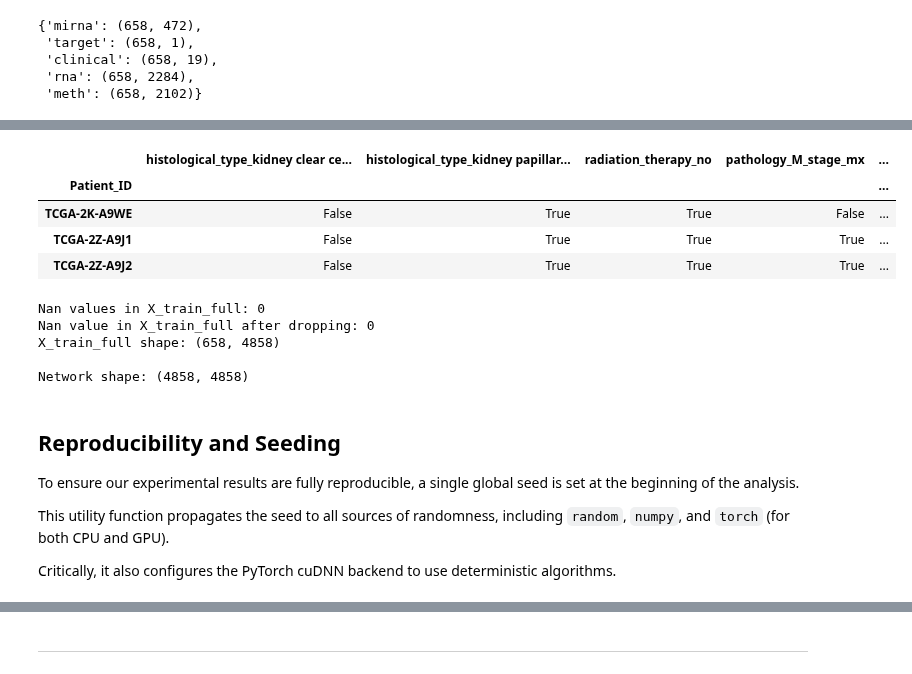
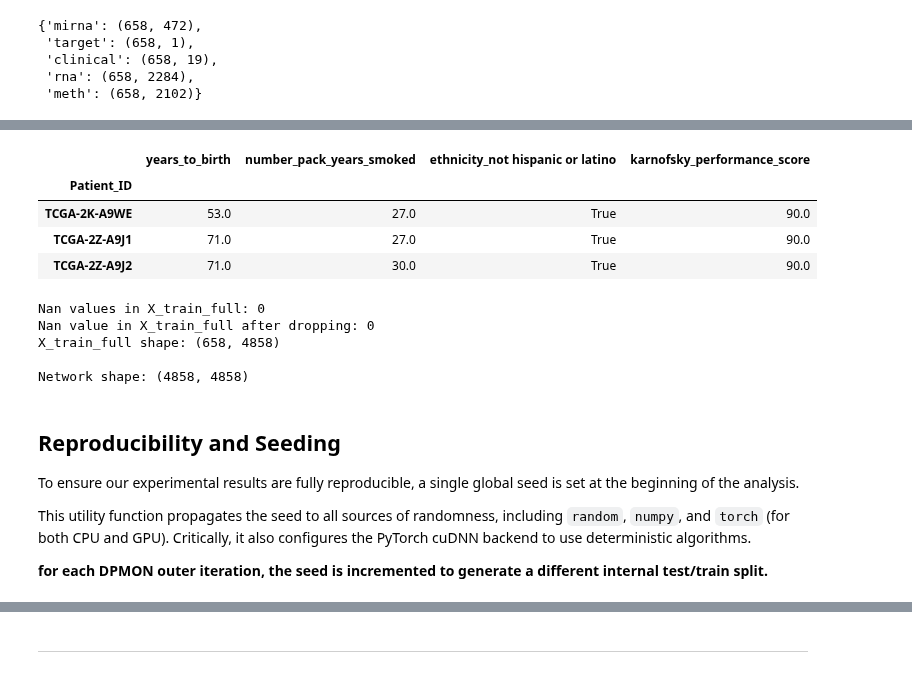
Before and after one commit to UCD-BDLab/BioNeuralNet, a Jupyter notebook: TCGA-Notebooks/TCGA-KIPAN.ipynb, the cells around one changed output, grey strips where cells are left out. Cells and saved outputs as stored; diff of their text form; code cells hidden in the pictures.

```diff
--- a/TCGA-Notebooks/TCGA-KIPAN.ipynb
+++ b/TCGA-Notebooks/TCGA-KIPAN.ipynb
@@ -373,14 +384,25 @@ target = tgca_kipan.data["target"]
 # %%
-# BioNeuralNet provides a preprocessing function to handle clinical data
-clinical = tgca_kipan.data["clinical"]
-
-# for more details on the preprocessing functions, see `bioneuralnet.utils.preprocess``
+# for more details on the preprocessing functions, see `bioneuralnet.utils.preprocess`
 clinical_preprocessed = bnn.utils.preprocess_clinical(
     clinical,
     target,
-    top_k=7,
+    top_k=4,
     scale=False,
-    ignore_columns=[ "days_to_last_followup",  "years_to_birth", "days_to_death", "date_of_initial_pathologic_diagnosis"])
+    ignore_columns=[
+        # target-related or outcome-related
+        "histological_type",
+        "pathologic_stage",
+        "pathology_T_stage",
+        "pathology_N_stage",
+        "pathology_M_stage",
+        "vital_status",
+        "days_to_death",
+        "days_to_last_followup",
+        "days_to_last_known_alive",
+        "radiation_therapy",
+        "date_of_initial_pathologic_diagnosis"
+    ]
+)
 
 display(clinical_preprocessed.iloc[:3,:5])
 # %% [output]
@@ -391,8 +413,8 @@ display(clinical_preprocessed.iloc[:3,:5])
-|  | histological_type_kidney clear ce... | histological_type_kidney papillar... | radiation_therapy_no | pathology_M_stage_mx | ... |
-| Patient_ID |  |  |  |  | ... |
-| TCGA-2K-A9WE | False | True | True | False | ... |
-| TCGA-2Z-A9J1 | False | True | True | True | ... |
-| TCGA-2Z-A9J2 | False | True | True | True | ... |
+|  | years_to_birth | number_pack_years_smoked | ethnicity_not hispanic or latino | karnofsky_performance_score |
+| Patient_ID |  |  |  |  |
+| TCGA-2K-A9WE | 53.0 | 27.0 | True | 90.0 |
+| TCGA-2Z-A9J1 | 71.0 | 27.0 | True | 90.0 |
+| TCGA-2Z-A9J2 | 71.0 | 30.0 | True | 90.0 |
 # %%
 import pandas as pd
 
@@ -418,9 +440,9 @@ Network shape: (4858, 4858)
 
 To ensure our experimental results are fully reproducible, a single global seed is set at the beginning of the analysis.
 
-This utility function propagates the seed to all sources of randomness, including `random`, `numpy`, and `torch` (for both CPU and GPU).
+This utility function propagates the seed to all sources of randomness, including `random`, `numpy`, and `torch` (for both CPU and GPU). Critically, it also configures the PyTorch cuDNN backend to use deterministic algorithms.
 
-Critically, it also configures the PyTorch cuDNN backend to use deterministic algorithms.
+**for each DPMON outer iteration, the seed is incremented to generate a different internal test/train split.**
 # %%
 import bioneuralnet as bnn
 
```
Also changed, not shown: parts of 14 cells of this notebook, 14 other files.
